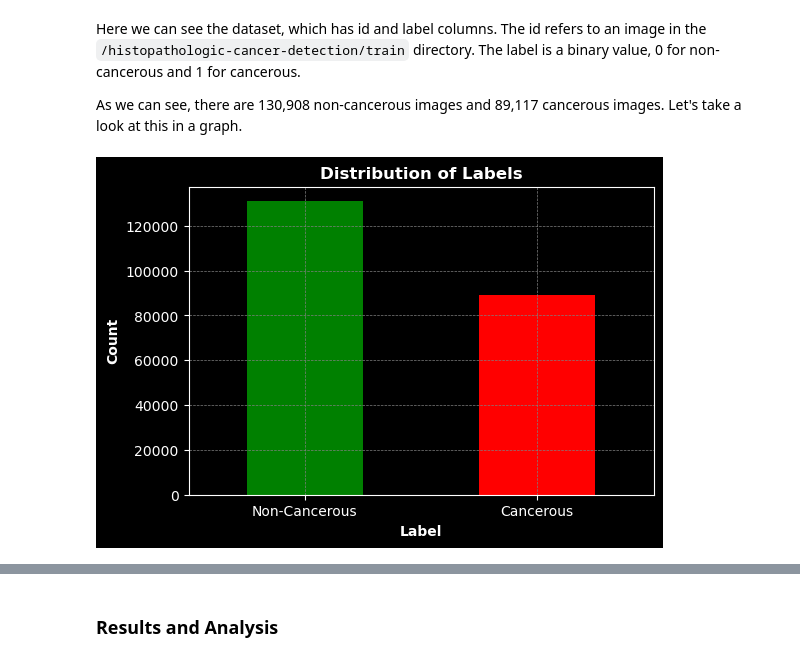
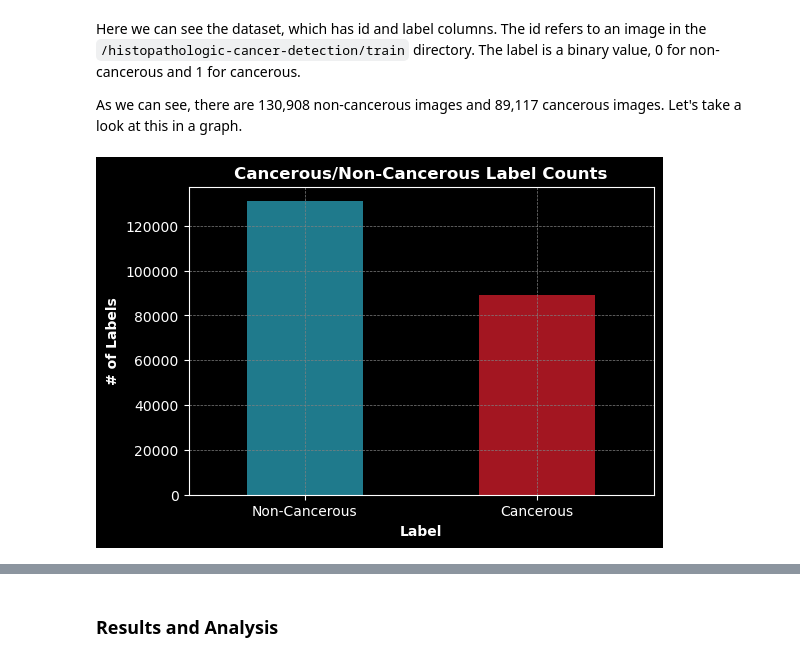
Before and after one commit to ajenkins198621/csca-5642-module3-histopathologic-cancer-detection, a Jupyter notebook: week-3-assignment-cancer-detection.ipynb, the cells around one changed output, grey strips where cells are left out. Drawn from its saved outputs; the diff is of its cells as text; code cells hidden in the pictures.

Commit message:
Final model

```diff
--- a/week-3-assignment-cancer-detection.ipynb
+++ b/week-3-assignment-cancer-detection.ipynb
@@ -26,2 +24,26 @@ plt.style.use('dark_background')
+# %%
+import pandas as pd
+import matplotlib.pyplot as plt
+import cv2
+import os
+import numpy as np
+import shutil
+from sklearn.model_selection import train_test_split
+import keras
+from keras.utils import image_dataset_from_directory
+from keras.models import Sequential
+from keras.layers import (Dense, Dropout, Flatten, BatchNormalization, Activation, Conv2D, MaxPooling2D, RandomFlip, RandomRotation, RandomZoom)
+from keras.optimizers import Adam, RMSprop
+from keras.callbacks import EarlyStopping
+import tensorflow as tf
+import numpy as np
+import os
+from PIL import Image
+
+
+
+plt.style.use('dark_background')
+cancer_color = "#A31621"
+non_cancer_color = "#1F7A8C"
 # %%
 train_labels_path = "histopathologic-cancer-detection/train_labels.csv"
@@ -53,14 +75,13 @@ Here we can see the dataset, which has id and label columns.  The id refers to a
 
 As we can see, there are 130,908 non-cancerous images and 89,117 cancerous images.  Let's take a look at this in a graph.
 # %%
-
-labels['label'].value_counts().plot(kind='bar', color=['green', 'red'], figsize=(6, 4))
-plt.title("Distribution of Labels", fontweight='bold')
+labels['label'].value_counts().plot(kind='bar', color=[non_cancer_color, cancer_color], figsize=(6, 4))
+plt.title("Cancerous/Non-Cancerous Label Counts", fontweight='bold')
 plt.xlabel("Label", fontweight='bold')
-plt.ylabel("Count", fontweight='bold')
+plt.ylabel("# of Labels", fontweight='bold')
 plt.xticks([0, 1], ['Non-Cancerous', 'Cancerous'], rotation=0)
 plt.grid(True, linewidth=0.5, color='gray', linestyle='--')
 
 plt.show()
 # %% [output]
-[figure, old version]
+[figure, new version]
```
Also changed, not shown: parts of 37 cells of this notebook, 3 other files.
